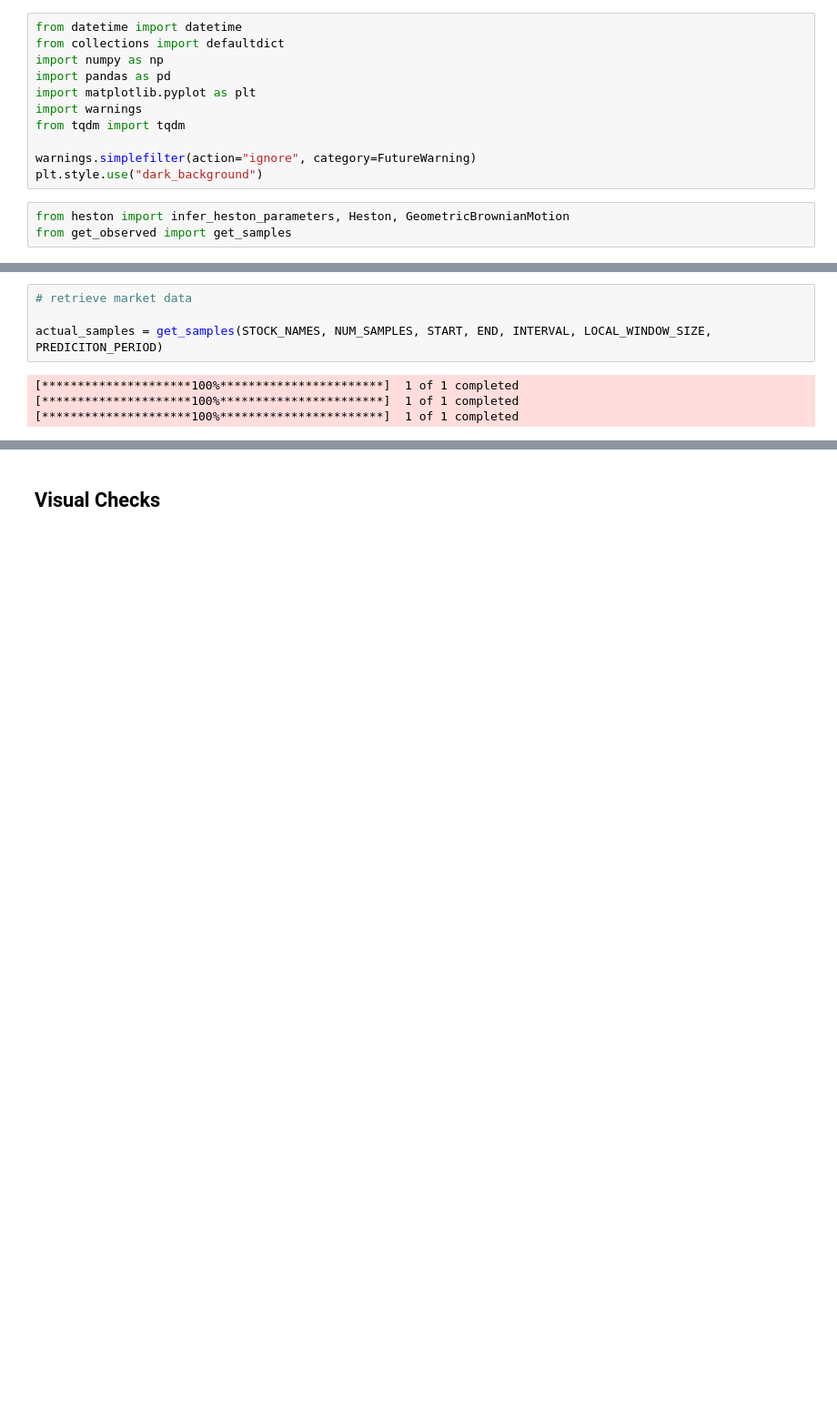
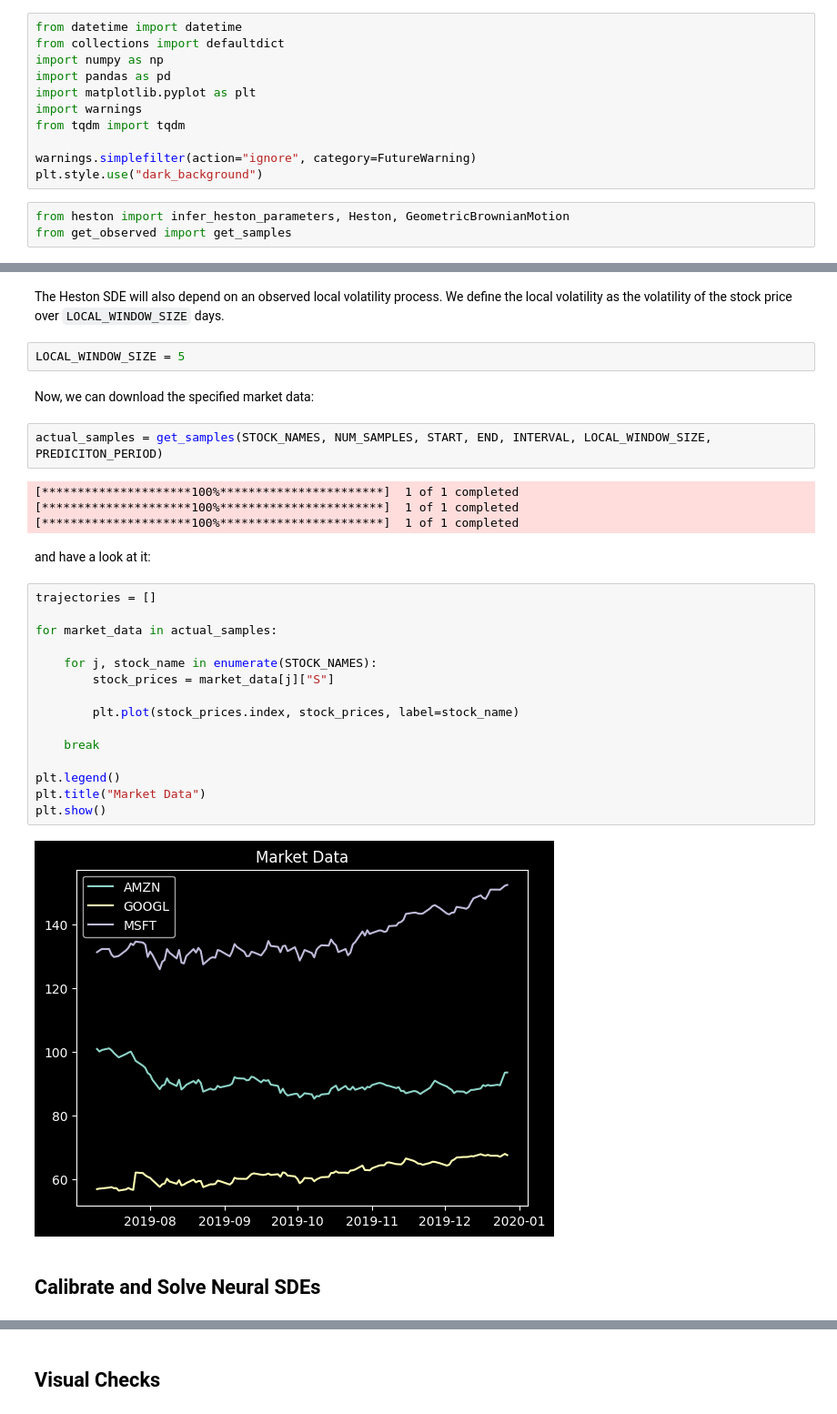
Before and after one commit to viviankessler/neural-sde, a Jupyter notebook: heston_autocallable.ipynb, the cells around one changed output, grey strips where cells are left out. Shown at 91% size. Drawn from its saved outputs; the diff is of its cells as text; blank space fills up the shorter version.

```diff
--- a/heston_autocallable.ipynb
+++ b/heston_autocallable.ipynb
@@ -52,8 +35,33 @@ NUM_DATAPOINTS = 16
+# %% [markdown]
+The Heston SDE will also depend on an observed local volatility process. We define the local volatility as the volatility of the stock price over `LOCAL_WINDOW_SIZE` days.
+# %%
+LOCAL_WINDOW_SIZE = 5
+# %% [markdown]
+Now, we can download the specified market data:
 # %%
-# retrieve market data
-
 actual_samples = get_samples(STOCK_NAMES, NUM_SAMPLES, START, END, INTERVAL, LOCAL_WINDOW_SIZE, PREDICITON_PERIOD)
 # %% [output]
 [*********************100%***********************]  1 of 1 completed
 [*********************100%***********************]  1 of 1 completed
 [*********************100%***********************]  1 of 1 completed
+# %% [markdown]
+and have a look at it:
+# %%
+trajectories = []
+
+for market_data in actual_samples:
+
+    for j, stock_name in enumerate(STOCK_NAMES):
+        stock_prices = market_data[j]["S"]
+
+        plt.plot(stock_prices.index, stock_prices, label=stock_name)
+
+    break
+
+plt.legend()
+plt.title("Market Data")
+plt.show()
+# %% [output]
+[figure, added]
+# %% [markdown]
+## Calibrate and Solve Neural SDEs
```
Also changed, not shown: parts of 26 cells of this notebook.
